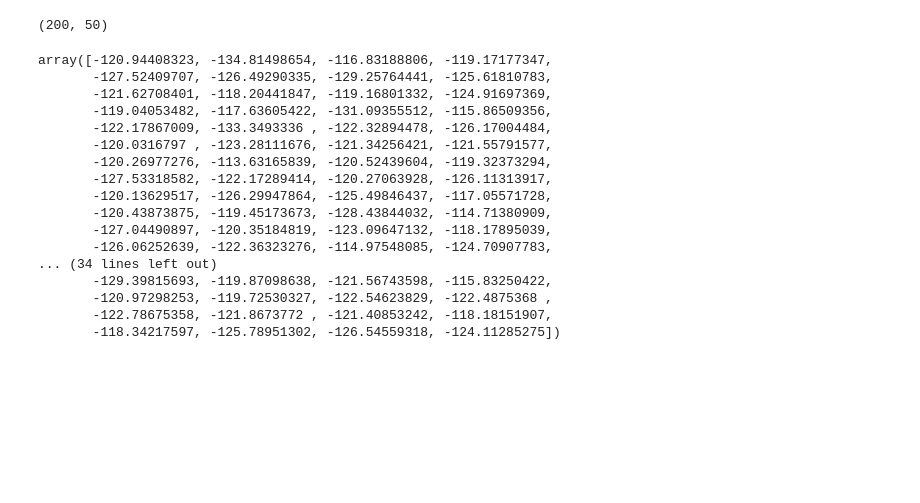
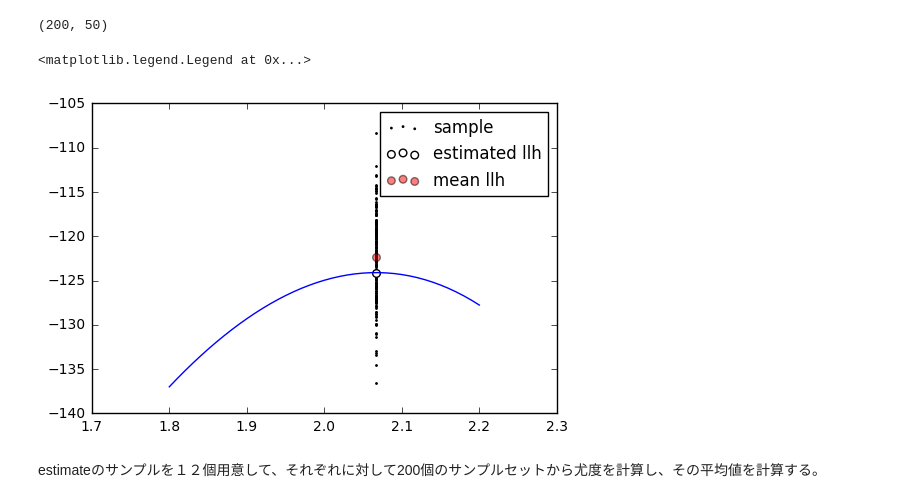
Before and after one commit to kyohei-koga/stastical_modeling_for-_data_analysis, a Jupyter notebook: 04aic_and_goodness_of_prediction_of_models/4-1.ipynb, the cells around one changed output. Saved outputs shown, nothing was run; the diff lists cells and outputs as text; code cells hidden in the pictures; blank space fills up the shorter version.

```diff
--- a/04aic_and_goodness_of_prediction_of_models/4-1.ipynb
+++ b/04aic_and_goodness_of_prediction_of_models/4-1.ipynb
@@ -356,23 +356,14 @@ test_data.shape
 (200, 50)
 # %%
 llh_test = np.array([np.sum(stats.poisson.logpmf(y,np.exp(2.0669))) for y in test_data])
-# %%
-llh_test
-# %% [output]
-array([-120.94408323, -134.81498654, -116.83188806, -119.17177347,
-       -127.52409707, -126.49290335, -129.25764441, -125.61810783,
-       -121.62708401, -118.20441847, -119.16801332, -124.91697369,
-       -119.04053482, -117.63605422, -131.09355512, -115.86509356,
-       -122.17867009, -133.3493336 , -122.32894478, -126.17004484,
-       -120.0316797 , -123.28111676, -121.34256421, -121.55791577,
-       -120.26977276, -113.63165839, -120.52439604, -119.32373294,
-       -127.53318582, -122.17289414, -120.27063928, -126.11313917,
-       -120.13629517, -126.29947864, -125.49846437, -117.05571728,
-       -120.43873875, -119.45173673, -128.43844032, -114.71380909,
-       -127.04490897, -120.35184819, -123.09647132, -118.17895039,
-       -126.06252639, -122.36323276, -114.97548085, -124.70907783,
-... (34 lines left out)
-       -129.39815693, -119.87098638, -121.56743598, -115.83250422,
-       -120.97298253, -119.72530327, -122.54623829, -122.4875368 ,
-       -122.78675358, -121.8673772 , -121.40853242, -118.18151907,
-       -118.34217597, -125.78951302, -126.54559318, -124.11285275])
+# %%
+plt.plot(x,loglikelihoods)
+plt.scatter(np.ones(llh_test.shape[0])*2.0669,llh_test,s=1,label='sample')
+plt.scatter(2.0669,-124.1,facecolor='w',s=30,label='estimated llh')
+plt.scatter(2.0669,np.mean(llh_test),s=30,c='r',alpha=0.5,label='mean llh')
+plt.legend()
+# %% [output]
+<matplotlib.legend.Legend at 0x...>
+[figure, added]
+# %% [markdown]
+estimateのサンプルを１２個用意して、それぞれに対して200個のサンプルセットから尤度を計算し、その平均値を計算する。
```
Also changed, not shown: parts of 11 cells of this notebook.
